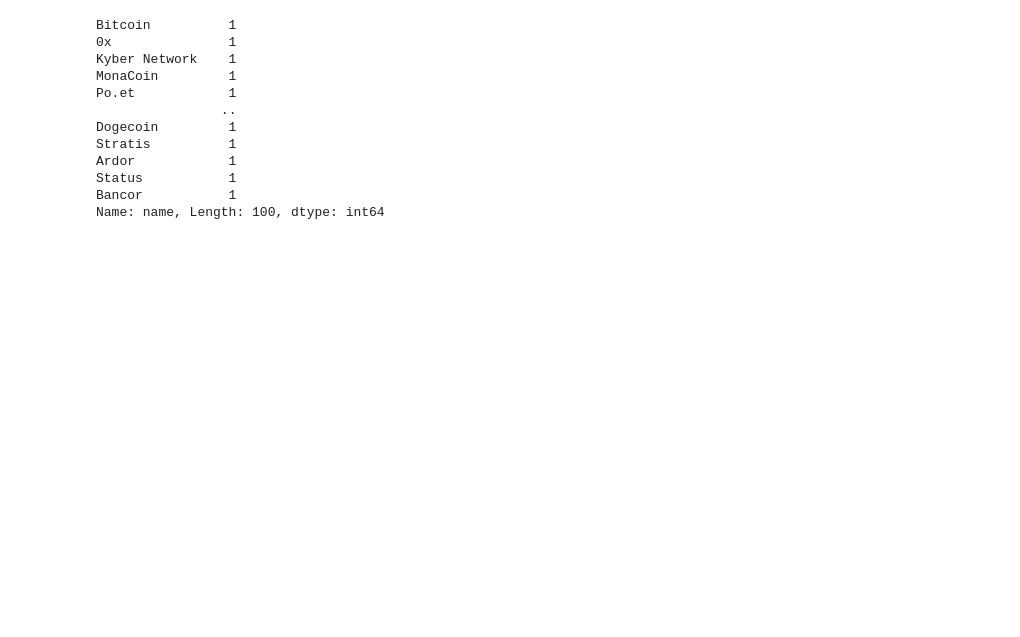
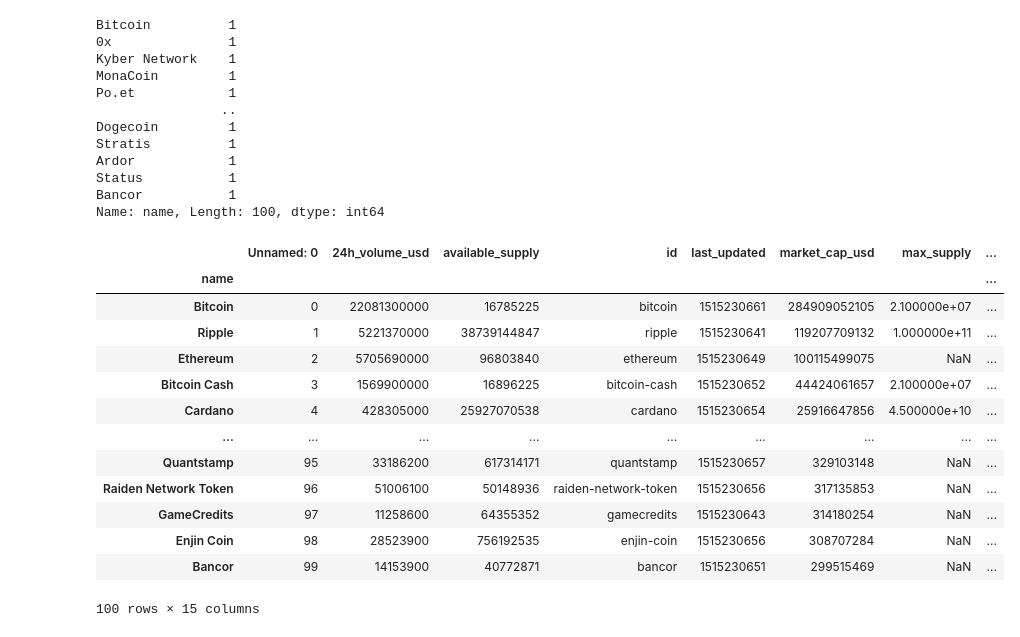
Before and after one commit to Random-Wanderer/Data_analysis_projects, a Jupyter notebook: Exploring_Cryptocurrency/Exploring_Cryptocurrency/Crypto_analysis.ipynb, the cells around one changed output. Drawn from its saved outputs; the diff is of its cells as text; code cells hidden in the pictures; blank space fills up the shorter version.

```diff
--- a/Exploring_Cryptocurrency/Exploring_Cryptocurrency/Crypto_analysis.ipynb
+++ b/Exploring_Cryptocurrency/Exploring_Cryptocurrency/Crypto_analysis.ipynb
@@ -220,3 +220,22 @@ Ardor            1
 Status           1
 Bancor           1
 Name: name, Length: 100, dtype: int64
+# %%
+# Reset index
+new_index_2018 = crypto_2018.set_index('name')
+new_index_2018
+# %% [output]
+|  | Unnamed: 0 | 24h_volume_usd | available_supply | id | last_updated | market_cap_usd | max_supply | ... |
+| name |  |  |  |  |  |  |  | ... |
+| Bitcoin | 0 | 22081300000 | 16785225 | bitcoin | 1515230661 | 284909052105 | 2.100000e+07 | ... |
+| Ripple | 1 | 5221370000 | 38739144847 | ripple | 1515230641 | 119207709132 | 1.000000e+11 | ... |
+| Ethereum | 2 | 5705690000 | 96803840 | ethereum | 1515230649 | 100115499075 | NaN | ... |
+| Bitcoin Cash | 3 | 1569900000 | 16896225 | bitcoin-cash | 1515230652 | 44424061657 | 2.100000e+07 | ... |
+| Cardano | 4 | 428305000 | 25927070538 | cardano | 1515230654 | 25916647856 | 4.500000e+10 | ... |
+| ... | ... | ... | ... | ... | ... | ... | ... | ... |
+| Quantstamp | 95 | 33186200 | 617314171 | quantstamp | 1515230657 | 329103148 | NaN | ... |
+| Raiden Network Token | 96 | 51006100 | 50148936 | raiden-network-token | 1515230656 | 317135853 | NaN | ... |
+| GameCredits | 97 | 11258600 | 64355352 | gamecredits | 1515230643 | 314180254 | NaN | ... |
+| Enjin Coin | 98 | 28523900 | 756192535 | enjin-coin | 1515230656 | 308707284 | NaN | ... |
+| Bancor | 99 | 14153900 | 40772871 | bancor | 1515230651 | 299515469 | NaN | ... |
+100 rows × 15 columns
```
Also changed, not shown: parts of 8 cells of this notebook.
